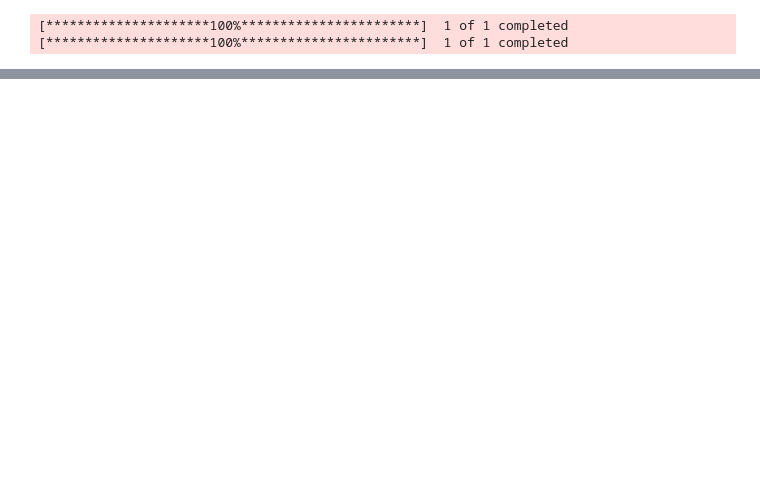
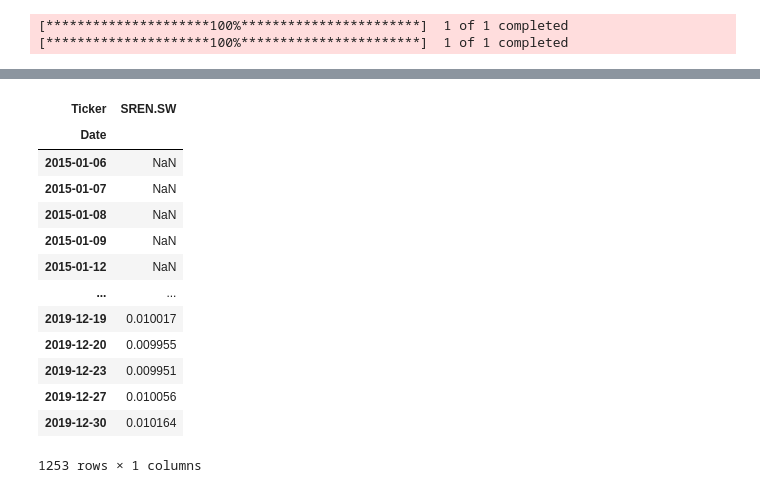
Before and after one commit to emilioMaddalena/volatility-forecasting, a Jupyter notebook: volatility_basics.ipynb, the cells around one changed output, grey strips where cells are left out. Cells and saved outputs as stored; diff of their text form; code cells hidden in the pictures; blank space fills up the shorter version.

```diff
--- a/volatility_basics.ipynb
+++ b/volatility_basics.ipynb
@@ -52,0 +56,17 @@ plot_assets([swiss_re, bitcoin], "returns")
+# %%
+swiss_re.compute_realized_volatility(window=21)
+# %% [output]
+| Ticker | SREN.SW |
+| Date |  |
+| 2015-01-06 | NaN |
+| 2015-01-07 | NaN |
+| 2015-01-08 | NaN |
+| 2015-01-09 | NaN |
+| 2015-01-12 | NaN |
+| ... | ... |
+| 2019-12-19 | 0.010017 |
+| 2019-12-20 | 0.009955 |
+| 2019-12-23 | 0.009951 |
+| 2019-12-27 | 0.010056 |
+| 2019-12-30 | 0.010164 |
+1253 rows × 1 columns
```
Also changed, not shown: parts of 5 cells of this notebook.
